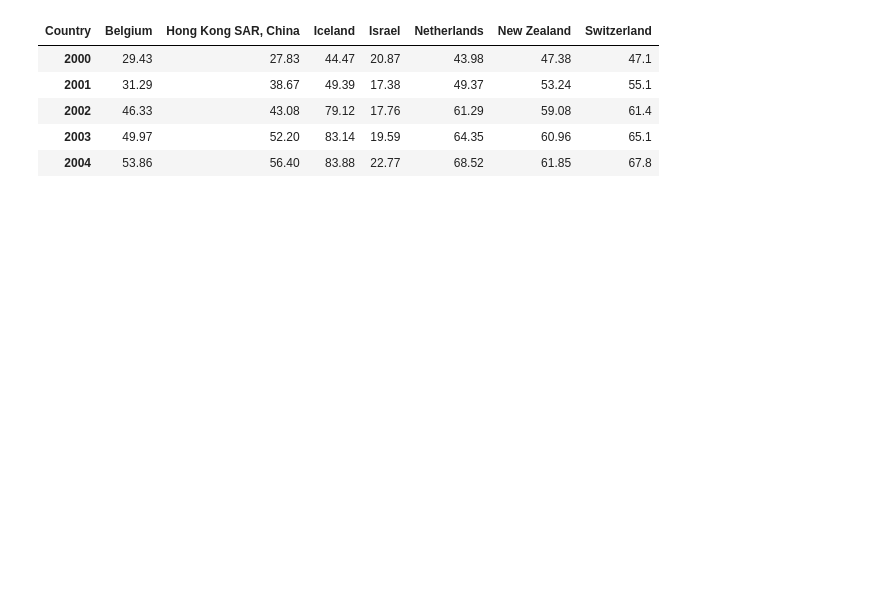
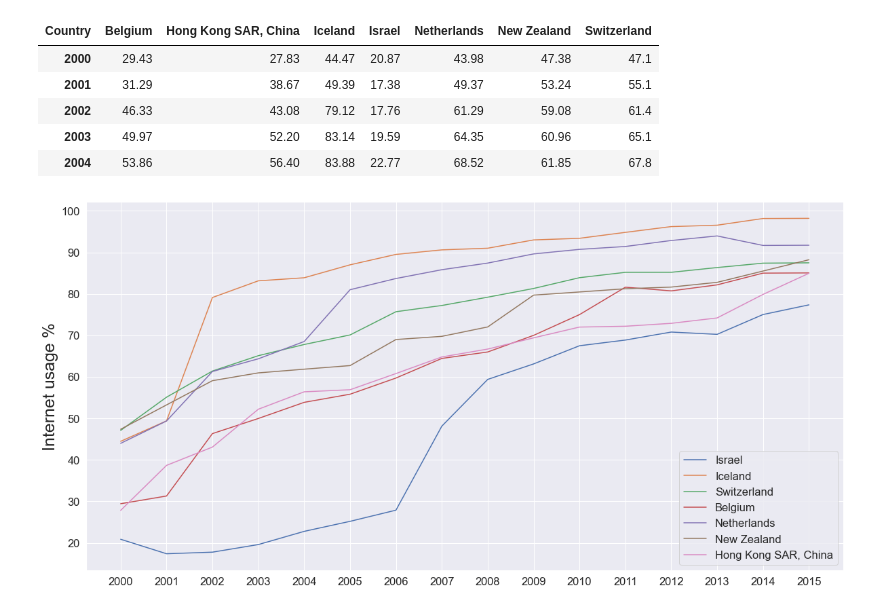
Before and after one commit to Azimoj/EdState-, a Jupyter notebook: P2.ipynb, the cells around one changed output. Saved outputs shown, nothing was run; the diff lists cells and outputs as text; code cells hidden in the pictures; blank space fills up the shorter version.

```diff
--- a/P2.ipynb
+++ b/P2.ipynb
@@ -1050,3 +1050,14 @@ data_p_internet_years.head()
 | 2002 | 46.33 | 43.08 | 79.12 | 17.76 | 61.29 | 59.08 | 61.4 |
 | 2003 | 49.97 | 52.20 | 83.14 | 19.59 | 64.35 | 60.96 | 65.1 |
 | 2004 | 53.86 | 56.40 | 83.88 | 22.77 | 68.52 | 61.85 | 67.8 |
+# %%
+sns.set(font_scale=1.5)
+plt.figure(figsize=(20,10))
+for country in Countries_to_keep:
+    sns.lineplot(data=data_p_internet_years,
+                 x=data_p_internet_years.index,
+                 y=country,
+                 label=country)
+plt.ylabel('Internet usage %', fontsize=25);
+# %% [output]
+[figure, added]
```
